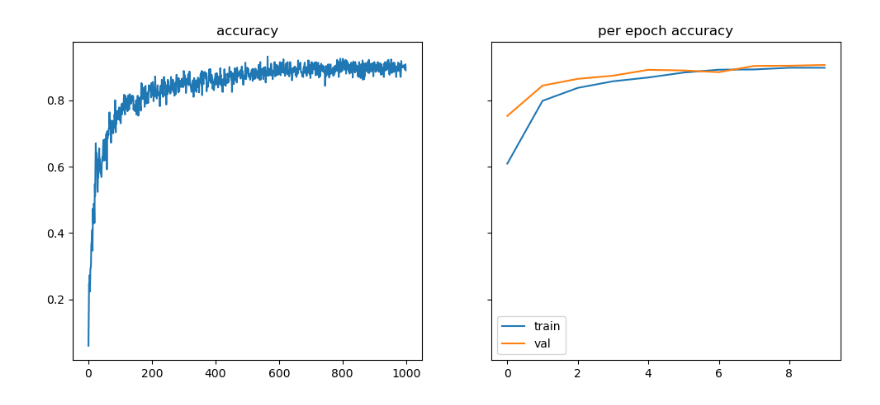
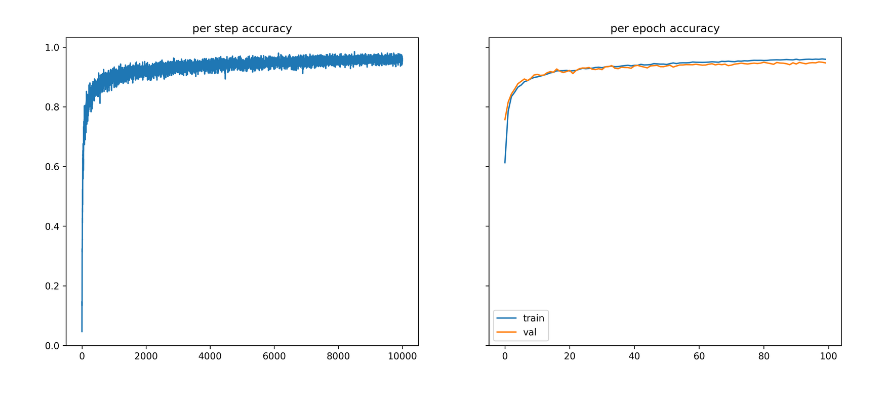
Before and after one commit to aakashks/dp-optimizers, a Jupyter notebook: notebooks/test_mnist.ipynb, the cells around one changed output. Saved outputs shown, nothing was run; the diff lists cells and outputs as text; code cells hidden in the pictures.

Commit message:
test run

```diff
--- a/notebooks/test_mnist.ipynb
+++ b/notebooks/test_mnist.ipynb
@@ -14,0 +15,4 @@ sys.path.append(parent)
+# %%
+# online settings (papermill execution)
+
+plt.rcParams['figure.dpi'] = 300
@@ -102,13 +86,23 @@ Epoch 10/10, Step 100/100, Train Acc: 0.8900
+# %%
+# differentially private optimizer
+optimizer = optim.PIAdam(model.named_parameters(), lot_size, noise_scale=noise_scale,
+                         max_grad_norm=max_grad_norm)
+
+logger = {'loss': [], 'total_loss': [], 'accuracy': [], 'total_accuracy': [], 'total_val_accuracy': [], 'epsilon': []}
+
+train_dp_model(model, criterion, optimizer, num_epochs, train_loader, test_loader, device=device,
+               logger=logger, accountant=accountant)
 # %%
-fig, ax = plt.subplots(1, 2, figsize=(12, 5), sharey=True)
+# plot results
+fig, ax = plt.subplots(1, 2, figsize=(15, 6), sharey=True)
 
 ax[0].plot(logger['accuracy'])
-ax[0].set_title('accuracy')
+ax[0].set_title('per step accuracy')
 
 ax[1].plot(logger['total_accuracy'], label='train')
 ax[1].set_title('per epoch accuracy')
 ax[1].plot(logger['total_val_accuracy'], label='val')
 ax[1].legend()
 plt.show()
 # %% [output]
-[figure, old version]
+[figure, new version]
```
Also changed, not shown: parts of 14 cells of this notebook.
